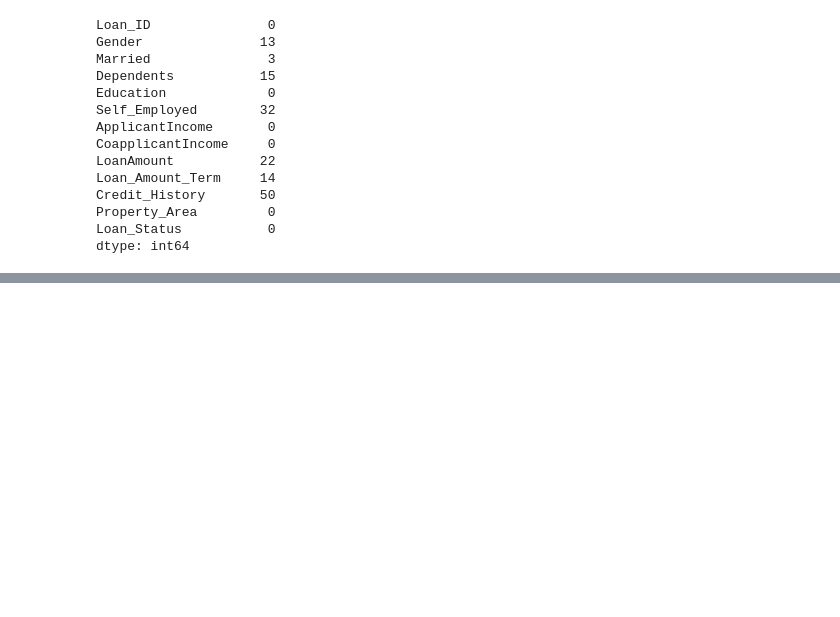
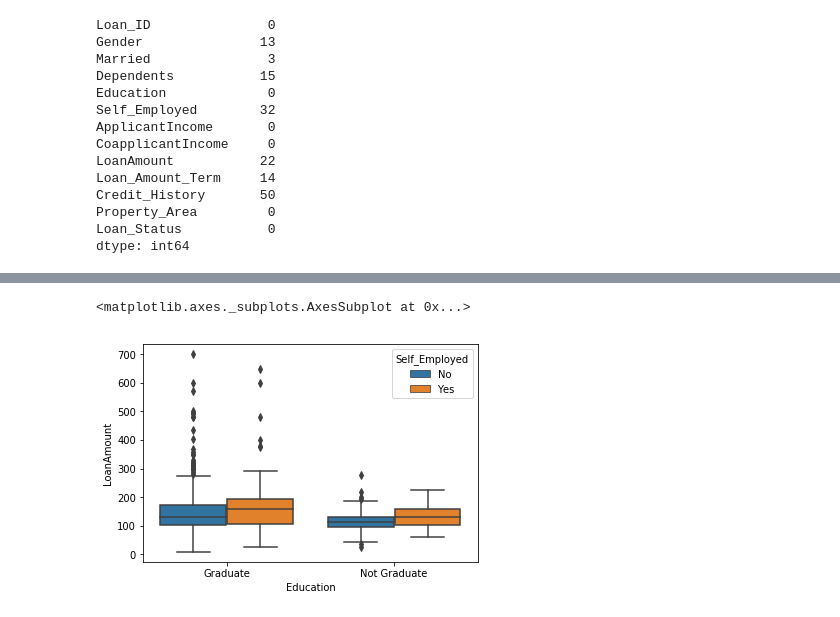
Before and after one commit to rkritika1508/Loan-Prediction, a Jupyter notebook: Analysis.ipynb, the cells around one changed output, grey strips where cells are left out. Drawn from its saved outputs; the diff is of its cells as text; code cells hidden in the pictures; blank space fills up the shorter version.

```diff
--- a/Analysis.ipynb
+++ b/Analysis.ipynb
@@ -209,0 +190,2 @@ Name: Gender, Length: 614, dtype: object
+# %%
+train['Self_Employed'].fillna('No', inplace=True)
@@ -209,0 +209,5 @@ Name: Gender, Length: 614, dtype: object
+# %%
+sns.boxplot(data = train, x='Education', hue='Self_Employed', y='LoanAmount')
+# %% [output]
+<matplotlib.axes._subplots.AxesSubplot at 0x...>
+[figure, added]
```
Also changed, not shown: parts of 16 cells of this notebook.
